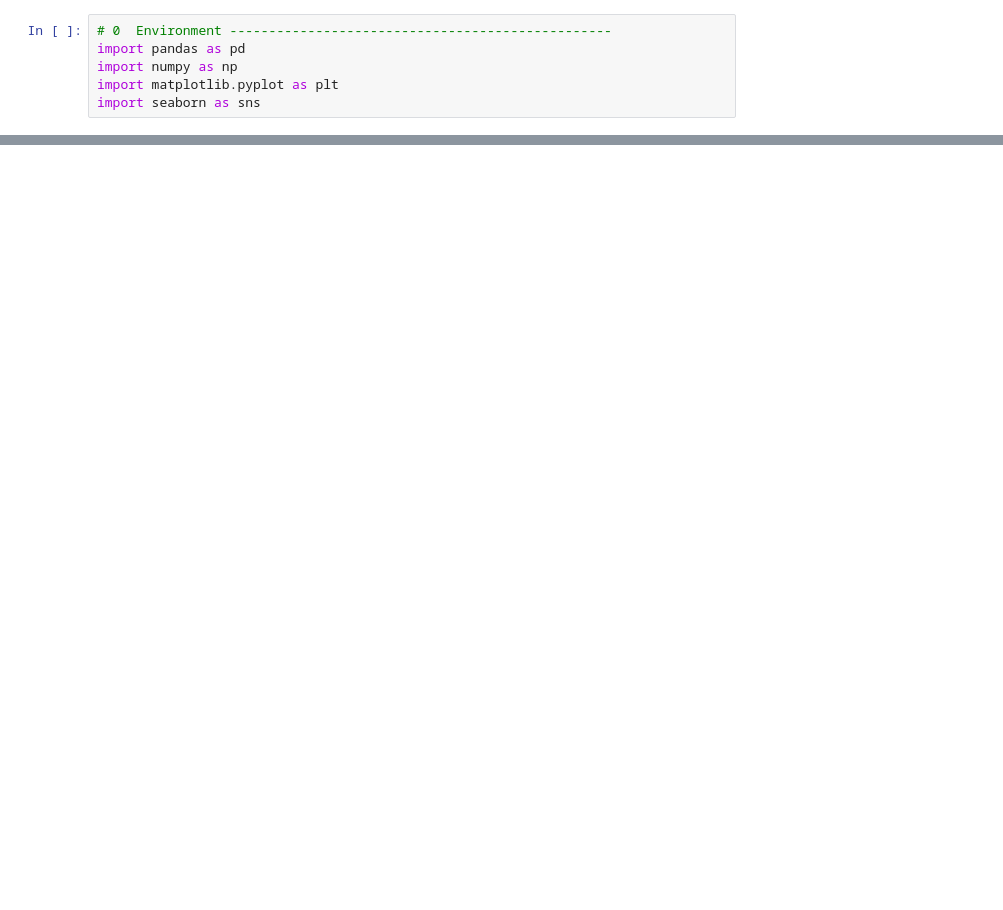
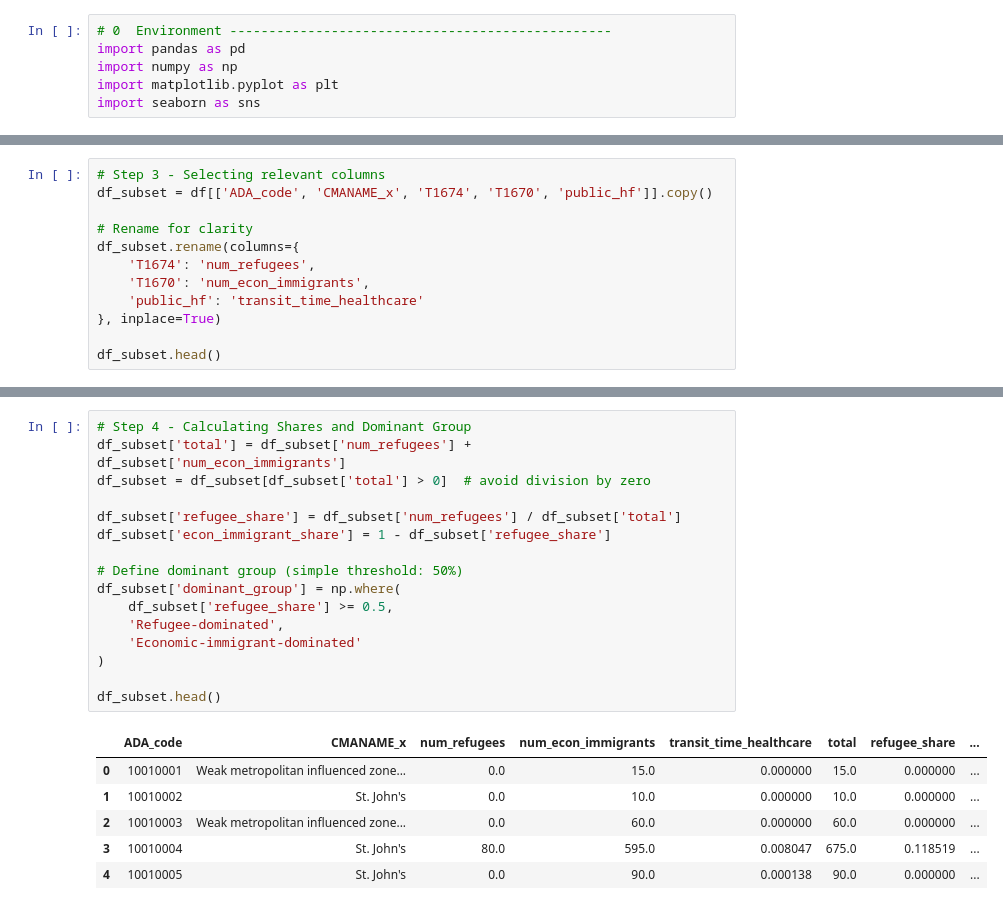
Before and after one commit to koyinsola18/BDG, a Jupyter notebook: BDG.ipynb, the cells around one changed output, grey strips where cells are left out. Drawn from its saved outputs; the diff is of its cells as text; blank space fills up the shorter version.

```diff
--- a/BDG.ipynb
+++ b/BDG.ipynb
@@ -19,0 +51,12 @@ Please see the exception for more details.
+# %%
+# Step 3 - Selecting relevant columns
+df_subset = df[['ADA_code', 'CMANAME_x', 'T1674', 'T1670', 'public_hf']].copy()
+
+# Rename for clarity
+df_subset.rename(columns={
+    'T1674': 'num_refugees',
+    'T1670': 'num_econ_immigrants',
+    'public_hf': 'transit_time_healthcare'
+}, inplace=True)
+
+df_subset.head()
@@ -19,0 +70,23 @@ Please see the exception for more details.
+# %%
+# Step 4 - Calculating Shares and Dominant Group
+df_subset['total'] = df_subset['num_refugees'] + df_subset['num_econ_immigrants']
+df_subset = df_subset[df_subset['total'] > 0]  # avoid division by zero
+
+df_subset['refugee_share'] = df_subset['num_refugees'] / df_subset['total']
+df_subset['econ_immigrant_share'] = 1 - df_subset['refugee_share']
+
+# Define dominant group (simple threshold: 50%)
+df_subset['dominant_group'] = np.where(
+    df_subset['refugee_share'] >= 0.5,
+    'Refugee-dominated',
+    'Economic-immigrant-dominated'
+)
+
+df_subset.head()
+# %% [output]
+|  | ADA_code | CMANAME_x | num_refugees | num_econ_immigrants | transit_time_healthcare | total | refugee_share | ... |
+| 0 | 10010001 | Weak metropolitan influenced zone... | 0.0 | 15.0 | 0.000000 | 15.0 | 0.000000 | ... |
+| 1 | 10010002 | St. John's | 0.0 | 10.0 | 0.000000 | 10.0 | 0.000000 | ... |
+| 2 | 10010003 | Weak metropolitan influenced zone... | 0.0 | 60.0 | 0.000000 | 60.0 | 0.000000 | ... |
+| 3 | 10010004 | St. John's | 80.0 | 595.0 | 0.008047 | 675.0 | 0.118519 | ... |
+| 4 | 10010005 | St. John's | 0.0 | 90.0 | 0.000138 | 90.0 | 0.000000 | ... |
```
Also changed, not shown: parts of 29 cells of this notebook.
